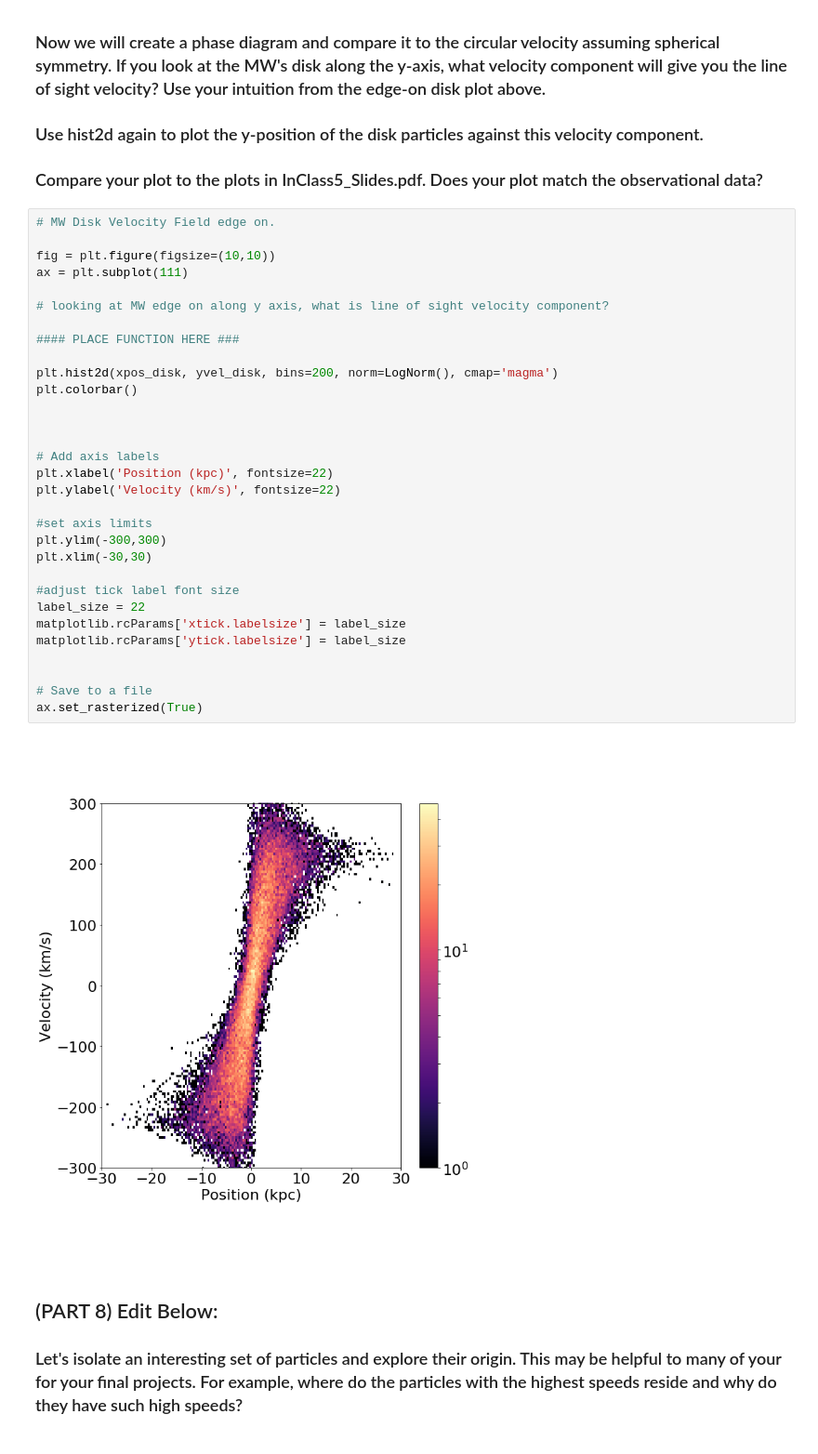
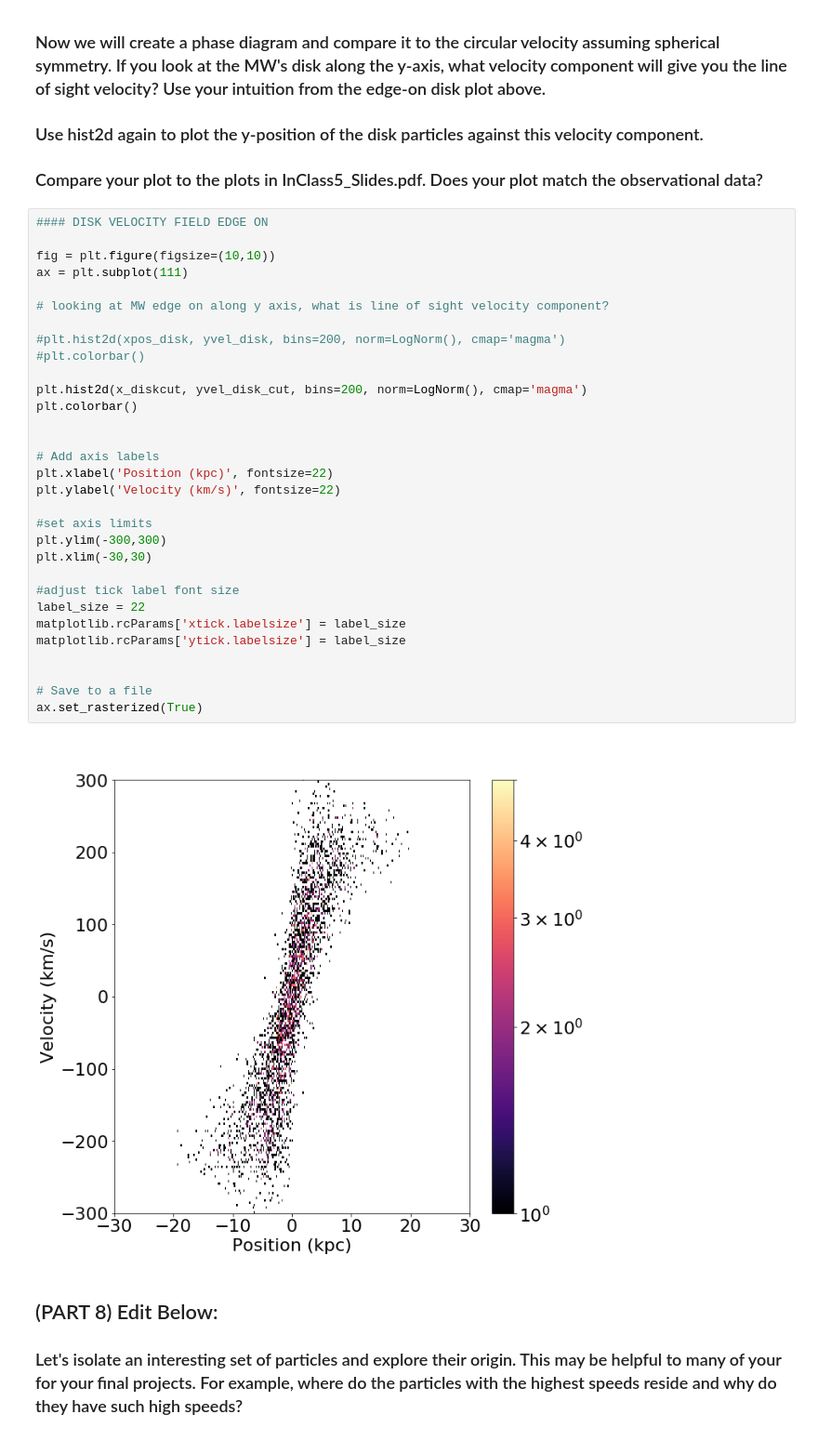
Before and after one commit to Ximena89/and_yet_it_moves, a Jupyter notebook: codigo/Plotting_Template.ipynb, the cells around one changed output. Shown: that part at 93% size. Drawn from its saved outputs; the diff is of its cells as text.

```diff
--- a/codigo/Plotting_Template.ipynb
+++ b/codigo/Plotting_Template.ipynb
@@ -348,38 +387,38 @@ You'll see the disk is fairly thin with a scale height < 1 kpc. Notice the X-sha
 
 ### Compare your plot to the plots in InClass5_Slides.pdf. Does your plot match the observational data?
 # %%
-# MW Disk Velocity Field edge on.
+#### DISK VELOCITY FIELD EDGE ON
 
 fig = plt.figure(figsize=(10,10))
 ax = plt.subplot(111)
 
 # looking at MW edge on along y axis, what is line of sight velocity component?
 
-#### PLACE FUNCTION HERE ###
+#plt.hist2d(xpos_disk, yvel_disk, bins=200, norm=LogNorm(), cmap='magma')
+#plt.colorbar()
 
-plt.hist2d(xpos_disk, yvel_disk, bins=200, norm=LogNorm(), cmap='magma')
+plt.hist2d(x_diskcut, yvel_disk_cut, bins=200, norm=LogNorm(), cmap='magma')
 plt.colorbar()
-
 
 
 # Add axis labels
 plt.xlabel('Position (kpc)', fontsize=22)
 plt.ylabel('Velocity (km/s)', fontsize=22)
 
 #set axis limits
 plt.ylim(-300,300)
 plt.xlim(-30,30)
 
 #adjust tick label font size
 label_size = 22
 matplotlib.rcParams['xtick.labelsize'] = label_size
 matplotlib.rcParams['ytick.labelsize'] = label_size
 
 
 # Save to a file
 ax.set_rasterized(True)
 # %% [output]
-[figure, old version]
+[figure, new version]
 # %% [markdown]
 ## (PART 8) Edit Below:
 
```
Also changed, not shown: parts of 5 cells of this notebook.
